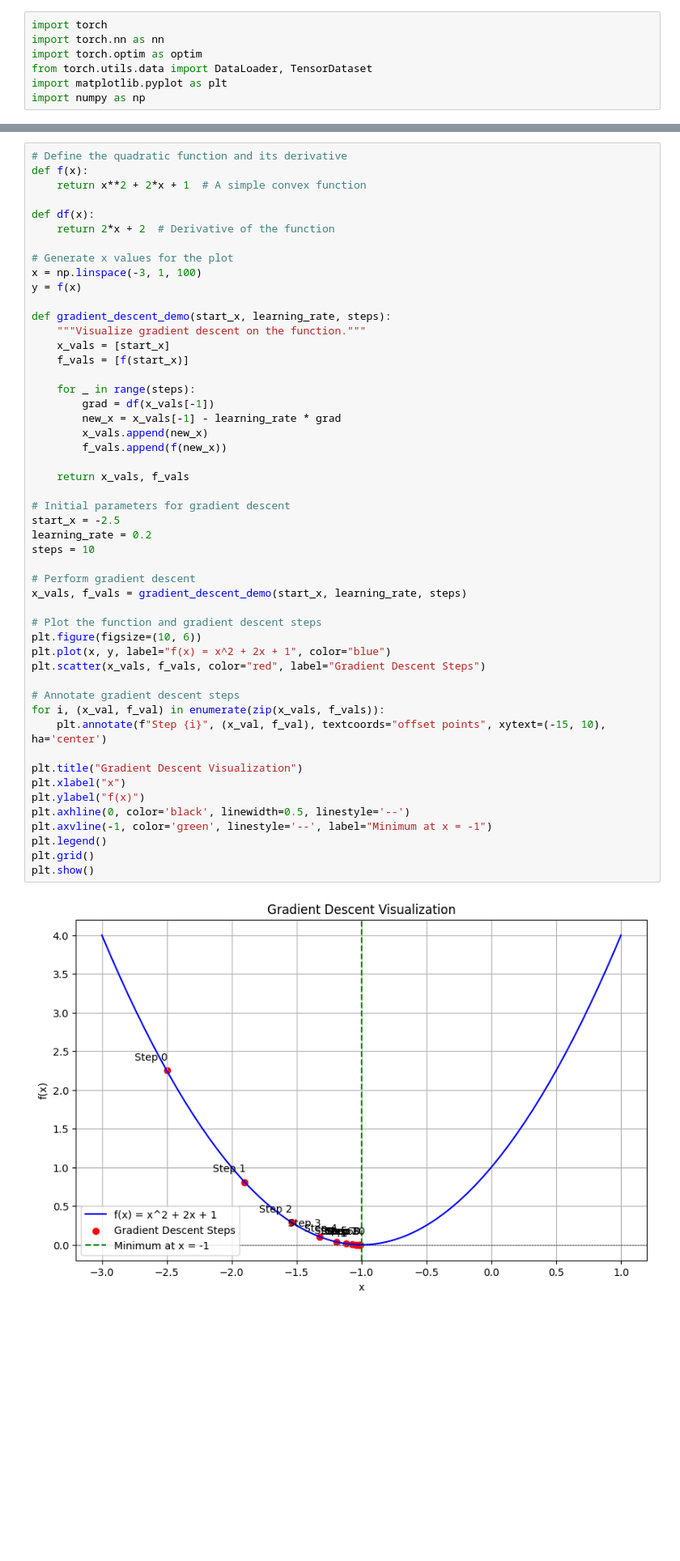
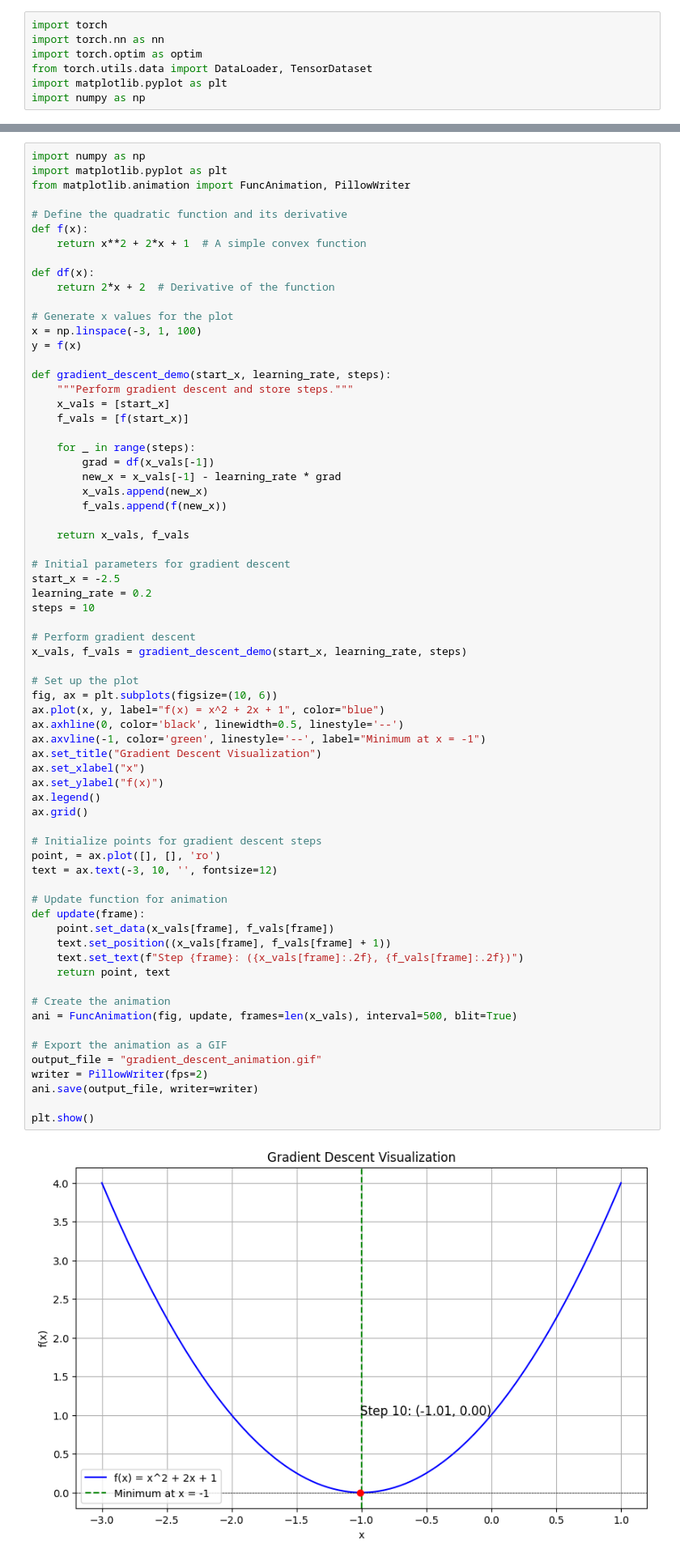
Before and after one commit to zlrs1013/IMGS210_MathForImaging, a Jupyter notebook: finalProject.ipynb, the cells around one changed output, grey strips where cells are left out. Shown at 81% size. Cells and saved outputs as stored; diff of their text form; blank space fills up the shorter version.

Commit message:
animate the gradient descent visualization

```diff
--- a/finalProject.ipynb
+++ b/finalProject.ipynb
@@ -16,6 +16,10 @@ The red points on the graph indicate the steps taken by the
 gradient descent algorithm as it minimizes the function. The
 derivative of the function represents the slope at any point and the negative derivative guides us toward decreasing values of the function and eventually leads us to the minimum value at where the derivative is zero, indicating no further descent is possible.
 # %%
+import numpy as np
+import matplotlib.pyplot as plt
+from matplotlib.animation import FuncAnimation, PillowWriter
+
 # Define the quadratic function and its derivative
 def f(x):
     return x**2 + 2*x + 1  # A simple convex function
@@ -24,49 +28,63 @@ def df(x):
     return 2*x + 2  # Derivative of the function
 
 # Generate x values for the plot
 x = np.linspace(-3, 1, 100)
 y = f(x)
 
 def gradient_descent_demo(start_x, learning_rate, steps):
-    """Visualize gradient descent on the function."""
+    """Perform gradient descent and store steps."""
     x_vals = [start_x]
     f_vals = [f(start_x)]
 
     for _ in range(steps):
         grad = df(x_vals[-1])
         new_x = x_vals[-1] - learning_rate * grad
         x_vals.append(new_x)
         f_vals.append(f(new_x))
 
     return x_vals, f_vals
 
 # Initial parameters for gradient descent
 start_x = -2.5
 learning_rate = 0.2
 steps = 10
 
 # Perform gradient descent
 x_vals, f_vals = gradient_descent_demo(start_x, learning_rate, steps)
 
-# Plot the function and gradient descent steps
-plt.figure(figsize=(10, 6))
-plt.plot(x, y, label="f(x) = x^2 + 2x + 1", color="blue")
-plt.scatter(x_vals, f_vals, color="red", label="Gradient Descent Steps")
+# Set up the plot
+fig, ax = plt.subplots(figsize=(10, 6))
+ax.plot(x, y, label="f(x) = x^2 + 2x + 1", color="blue")
+ax.axhline(0, color='black', linewidth=0.5, linestyle='--')
+ax.axvline(-1, color='green', linestyle='--', label="Minimum at x = -1")
+ax.set_title("Gradient Descent Visualization")
+ax.set_xlabel("x")
+ax.set_ylabel("f(x)")
+ax.legend()
+ax.grid()
 
-# Annotate gradient descent steps
-for i, (x_val, f_val) in enumerate(zip(x_vals, f_vals)):
-    plt.annotate(f"Step {i}", (x_val, f_val), textcoords="offset points", xytext=(-15, 10), ha='center')
+# Initialize points for gradient descent steps
+point, = ax.plot([], [], 'ro')
+text = ax.text(-3, 10, '', fontsize=12)
 
-plt.title("Gradient Descent Visualization")
-plt.xlabel("x")
-plt.ylabel("f(x)")
-plt.axhline(0, color='black', linewidth=0.5, linestyle='--')
-plt.axvline(-1, color='green', linestyle='--', label="Minimum at x = -1")
-plt.legend()
-plt.grid()
+# Update function for animation
+def update(frame):
+    point.set_data(x_vals[frame], f_vals[frame])
+    text.set_position((x_vals[frame], f_vals[frame] + 1))
+    text.set_text(f"Step {frame}: ({x_vals[frame]:.2f}, {f_vals[frame]:.2f})")
+    return point, text
+
+# Create the animation
+ani = FuncAnimation(fig, update, frames=len(x_vals), interval=500, blit=True)
+
+# Export the animation as a GIF
+output_file = "gradient_descent_animation.gif"
+writer = PillowWriter(fps=2)
+ani.save(output_file, writer=writer)
+
 plt.show()
 # %% [output]
-[figure, old version]
+[figure, new version]
 # %% [markdown]
 ## Implementation of MB-SGD for a Linear Neural Network for Regression ##
 
```
